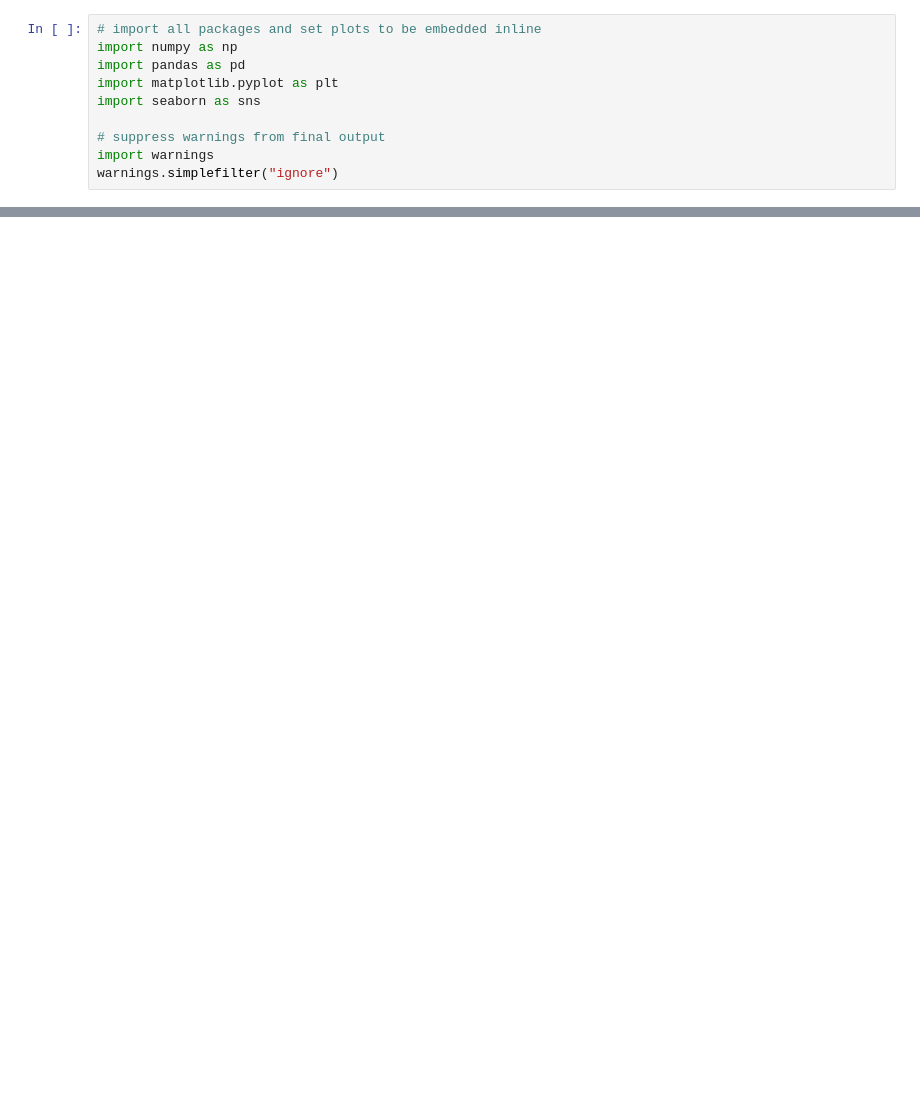
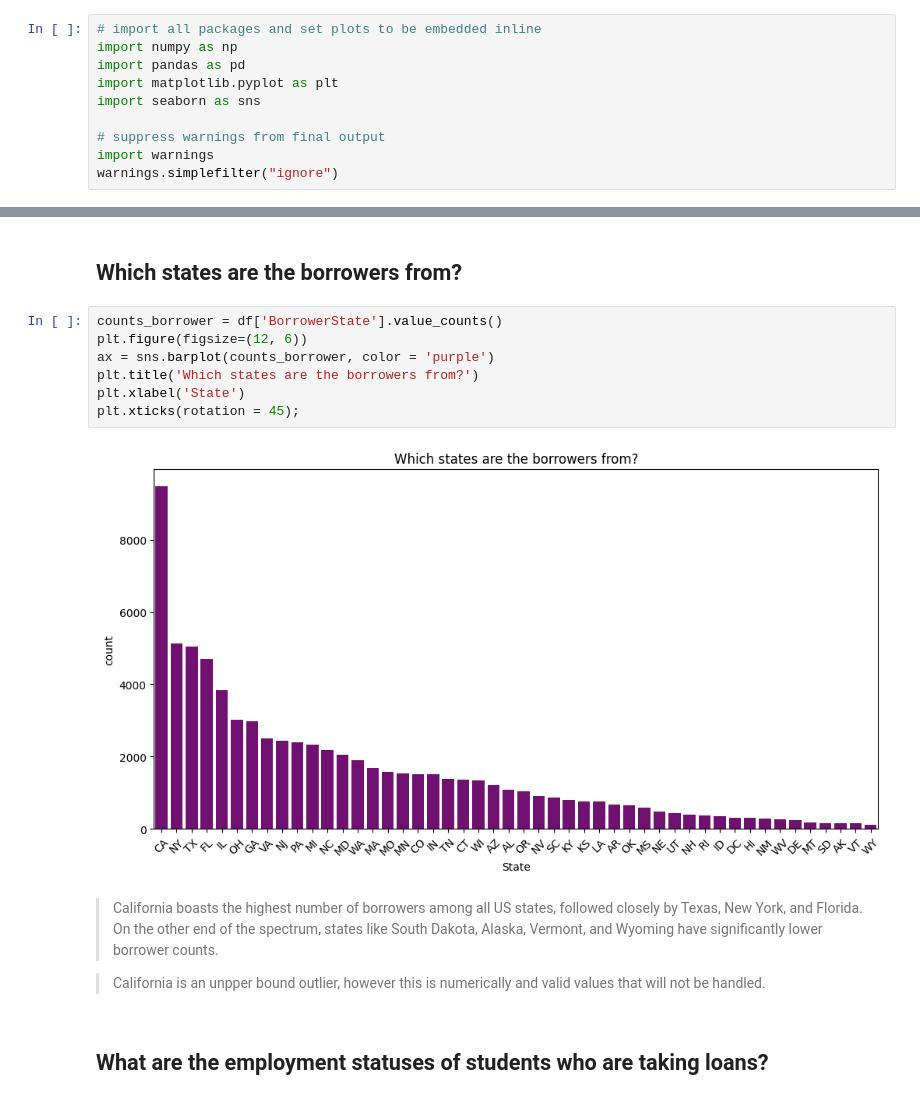
Before and after one commit to sondosaabed/Prosper-Loan-Analysis, a Jupyter notebook: Part_II_explanatory.ipynb, the cells around one changed output, grey strips where cells are left out. Saved outputs shown, nothing was run; the diff lists cells and outputs as text; blank space fills up the shorter version.

```diff
--- a/Part_II_explanatory.ipynb
+++ b/Part_II_explanatory.ipynb
@@ -69,0 +42,17 @@ df.sample(10) ## Looking at a random sample of 10 rows.
+# %% [markdown]
+## Which states are the borrowers from?
+# %%
+counts_borrower = df['BorrowerState'].value_counts()
+plt.figure(figsize=(12, 6))
+ax = sns.barplot(counts_borrower, color = 'purple')
+plt.title('Which states are the borrowers from?')
+plt.xlabel('State')
+plt.xticks(rotation = 45);
+# %% [output]
+[figure, added]
+# %% [markdown]
+> California boasts the highest number of borrowers among all US states, followed closely by Texas, New York, and Florida. On the other end of the spectrum, states like South Dakota, Alaska, Vermont, and Wyoming have significantly lower borrower counts.
+
+> California is an unpper bound outlier, however this is numerically and valid values that will not be handled.
+# %% [markdown]
+##  What are the employment statuses of students who are taking loans?
```
Also changed, not shown: parts of 23 cells of this notebook, 1 other file.
